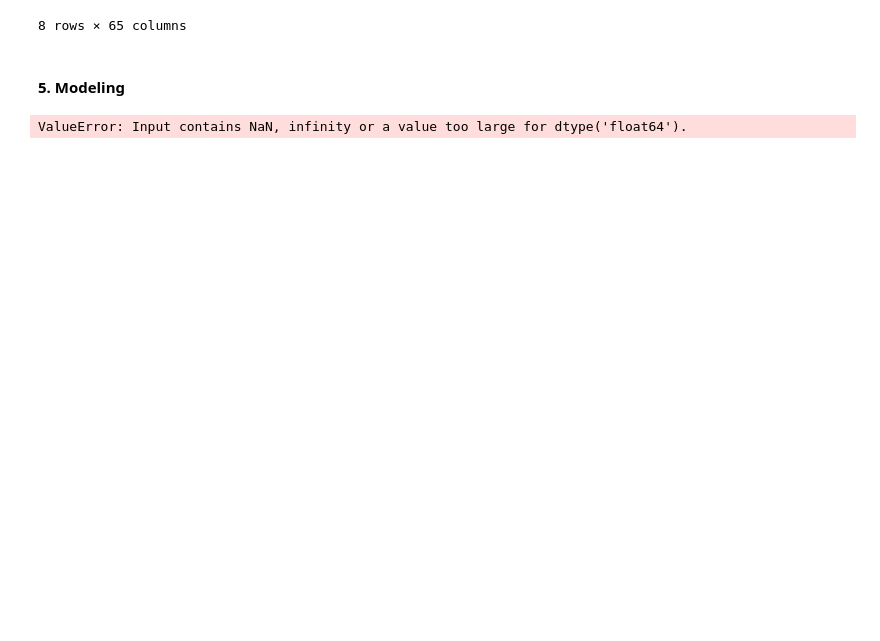
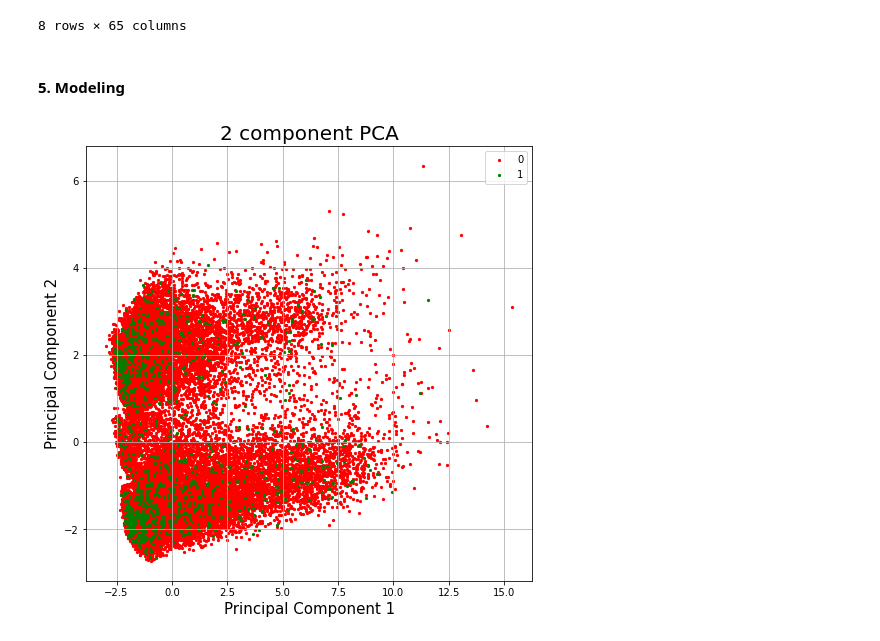
Before and after one commit to Ariathor/AdvancedAnalytics2022, a Jupyter notebook: Assignment1_AdvAn.ipynb, the cells around one changed output. Drawn from its saved outputs; the diff is of its cells as text; code cells hidden in the pictures; blank space fills up the shorter version.

Commit message:
PCA and Imputing of NA values

```diff
--- a/Assignment1_AdvAn.ipynb
+++ b/Assignment1_AdvAn.ipynb
@@ -237,6 +241,10 @@ fortest.describe()
 8 rows × 65 columns
 # %% [markdown]
 #### 5. Modeling
+# %%
+imputer = SimpleImputer(missing_values=np.nan, strategy='mean')
+imputer = imputer.fit(X_train)
+X_train = imputer.transform(X_train)
 # %%
 # PCA
 
@@ -246,6 +254,4 @@ pca = PCA(n_components=2)
 principalComponents = pca.fit_transform(X)
 
 principalDf = pd.DataFrame(data = principalComponents , columns = ['principal component 1', 'principal component 2'])
-finalDf = pd.concat([principalDf, y_train[['target']]], axis = 1)
+finalDf = pd.concat([principalDf, y_train], axis = 1)
-# %% [output]
-ValueError: Input contains NaN, infinity or a value too large for dtype('float64').
@@ -254,18 +258,20 @@ wtf = pd.DataFrame(X_train.isna().sum(axis=0) / X_train.shape[0])
 # %%
 # plot the information
 
 fig = plt.figure(figsize = (8,8))
 ax = fig.add_subplot(1,1,1)
 ax.set_xlabel('Principal Component 1', fontsize = 15)
 ax.set_ylabel('Principal Component 2', fontsize = 15)
 ax.set_title('2 component PCA', fontsize = 20)
-targets = ['Iris-setosa', 'Iris-versicolor', 'Iris-virginica']
-colors = ['r', 'g', 'b']
+targets = [ 0, 1]
+colors = ['r', 'g']
 for target, color in zip(targets,colors):
     indicesToKeep = finalDf['target'] == target
     ax.scatter(finalDf.loc[indicesToKeep, 'principal component 1']
                , finalDf.loc[indicesToKeep, 'principal component 2']
                , c = color
-               , s = 50)
+               , s = 5)
 ax.legend(targets)
 ax.grid()
+# %% [output]
+[figure, added]
```
Also changed, not shown: parts of 4 cells of this notebook.
